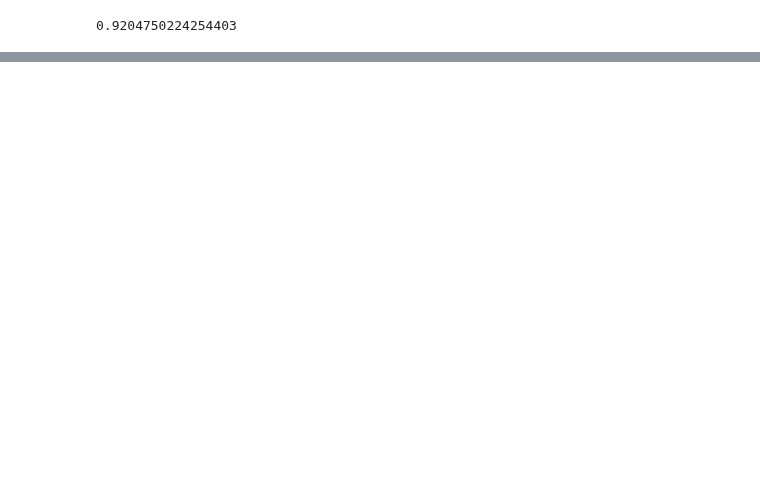
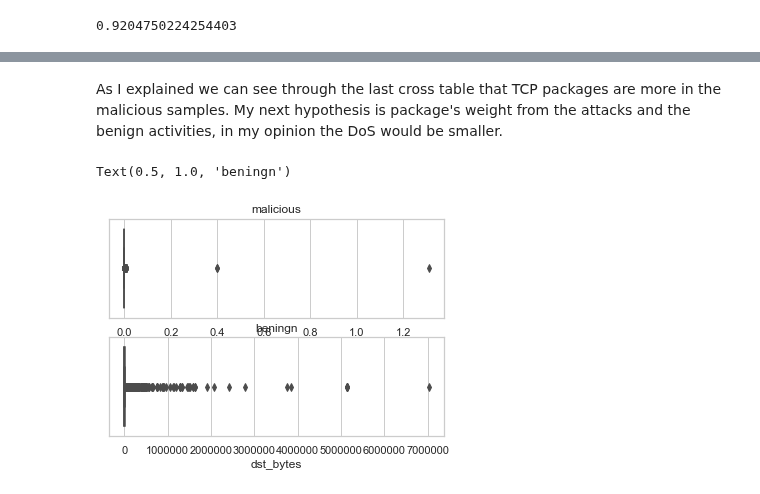
Before and after one commit to vinalyan/Data-Science, a Jupyter notebook: Challenges/NSL-KDD/nls-kdd analysis.ipynb, the cells around one changed output, grey strips where cells are left out. Drawn from its saved outputs; the diff is of its cells as text; code cells hidden in the pictures; blank space fills up the shorter version.

```diff
--- a/Challenges/NSL-KDD/nls-kdd analysis.ipynb
+++ b/Challenges/NSL-KDD/nls-kdd analysis.ipynb
@@ -309,0 +372,12 @@ pd.set_option('display.max_columns', None)
+# %% [markdown]
+As I explained we can see through the last cross table that TCP packages are more in the malicious samples. My next hypothesis is package's weight from the attacks and the benign activities, in my opinion the DoS would be smaller.
+# %%
+sns.set(style="whitegrid")
+fig2 = plt.figure()
+ax1 = fig2.add_subplot(2, 1, 1)
+sns.boxplot(x=df_train[df_train.type_tf == 1].dst_bytes).set_title("malicious")
+ax1 = fig2.add_subplot(2, 1, 2)
+sns.boxplot(x=df_train[df_train.type_tf == 0].dst_bytes).set_title("beningn")
+# %% [output]
+Text(0.5, 1.0, 'beningn')
+[figure, added]
```
Also changed, not shown: parts of 34 cells of this notebook.
